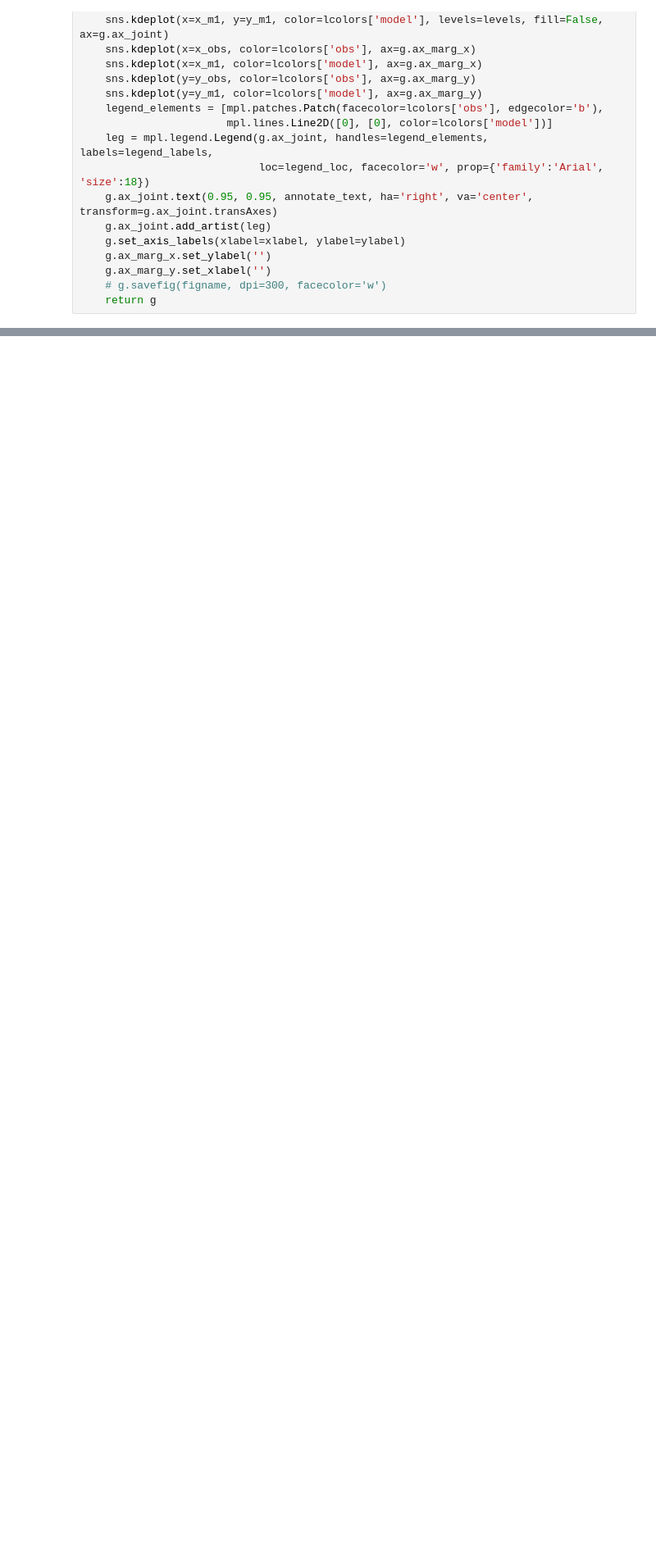
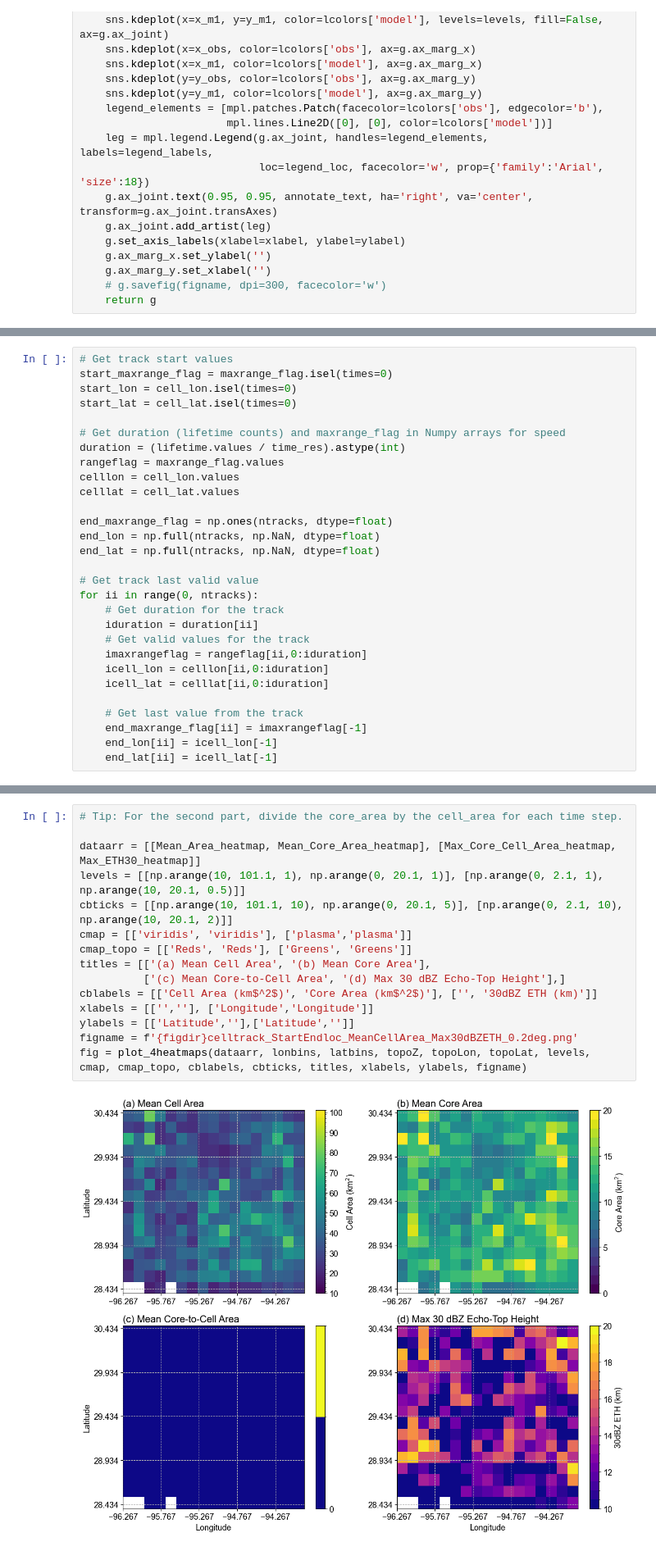
Before and after one commit to oluwafemiomitusa/Geospatial-Analysis, a Jupyter notebook: Radar/convective_cells.ipynb, the cells around one changed output, grey strips where cells are left out. Shown at 82% size. Cells and saved outputs as stored; diff of their text form; blank space fills up the shorter version.

```diff
--- a/Radar/convective_cells.ipynb
+++ b/Radar/convective_cells.ipynb
@@ -429,0 +431,29 @@ plt.show()
+# %%
+# Get track start values
+start_maxrange_flag = maxrange_flag.isel(times=0)
+start_lon = cell_lon.isel(times=0)
+start_lat = cell_lat.isel(times=0)
+
+# Get duration (lifetime counts) and maxrange_flag in Numpy arrays for speed
+duration = (lifetime.values / time_res).astype(int)
+rangeflag = maxrange_flag.values
+celllon = cell_lon.values
+celllat = cell_lat.values
+
+end_maxrange_flag = np.ones(ntracks, dtype=float)
+end_lon = np.full(ntracks, np.NaN, dtype=float)
+end_lat = np.full(ntracks, np.NaN, dtype=float)
+
+# Get track last valid value
+for ii in range(0, ntracks):
+    # Get duration for the track
+    iduration = duration[ii]
+    # Get valid values for the track
+    imaxrangeflag = rangeflag[ii,0:iduration]
+    icell_lon = celllon[ii,0:iduration]
+    icell_lat = celllat[ii,0:iduration]
+
+    # Get last value from the track
+    end_maxrange_flag[ii] = imaxrangeflag[-1]
+    end_lon[ii] = icell_lon[-1]
+    end_lat[ii] = icell_lat[-1]
@@ -429,0 +603,17 @@ plt.show()
+# %%
+# Tip: For the second part, divide the core_area by the cell_area for each time step.
+
+dataarr = [[Mean_Area_heatmap, Mean_Core_Area_heatmap], [Max_Core_Cell_Area_heatmap, Max_ETH30_heatmap]]
+levels = [[np.arange(10, 101.1, 1), np.arange(0, 20.1, 1)], [np.arange(0, 2.1, 1), np.arange(10, 20.1, 0.5)]]
+cbticks = [[np.arange(10, 101.1, 10), np.arange(0, 20.1, 5)], [np.arange(0, 2.1, 10), np.arange(10, 20.1, 2)]]
+cmap = [['viridis', 'viridis'], ['plasma','plasma']]
+cmap_topo = [['Reds', 'Reds'], ['Greens', 'Greens']]
+titles = [['(a) Mean Cell Area', '(b) Mean Core Area'],
+          ['(c) Mean Core-to-Cell Area', '(d) Max 30 dBZ Echo-Top Height'],]
+cblabels = [['Cell Area (km$^2$)', 'Core Area (km$^2$)'], ['', '30dBZ ETH (km)']]
+xlabels = [['',''], ['Longitude','Longitude']]
+ylabels = [['Latitude',''],['Latitude','']]
+figname = f'{figdir}celltrack_StartEndloc_MeanCellArea_Max30dBZETH_0.2deg.png'
+fig = plot_4heatmaps(dataarr, lonbins, latbins, topoZ, topoLon, topoLat, levels, cmap, cmap_topo, cblabels, cbticks, titles, xlabels, ylabels, figname)
+# %% [output]
+[figure, added]
```
Also changed, not shown: parts of 24 cells of this notebook.
